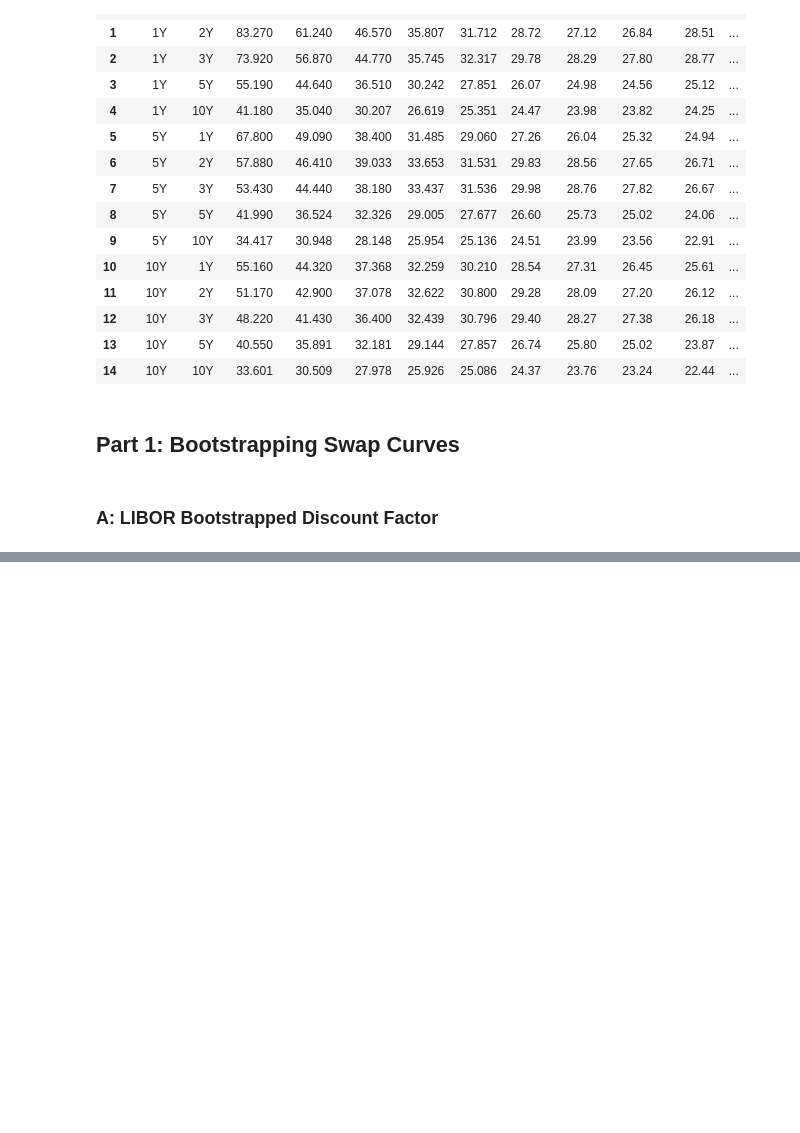
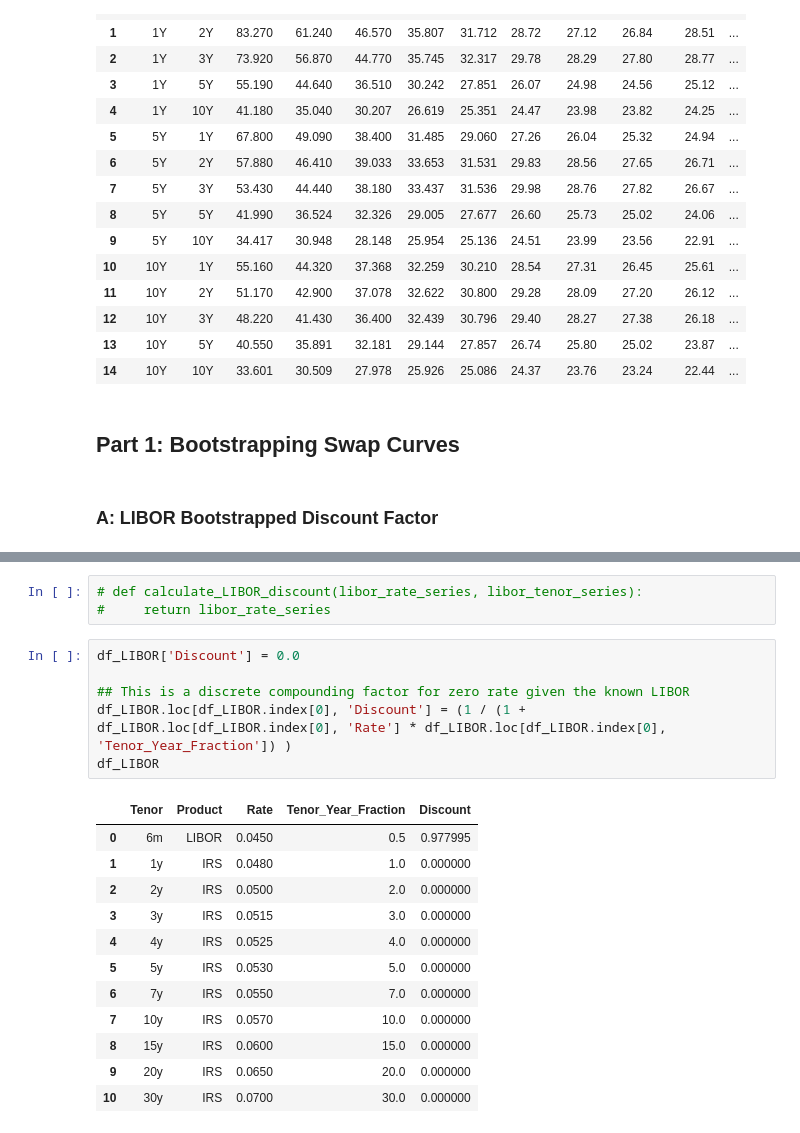
Before and after one commit to Gregtwl/QF605_Assignment, a Jupyter notebook: Answer_Deck.ipynb, the cells around one changed output, grey strips where cells are left out. Saved outputs shown, nothing was run; the diff lists cells and outputs as text; blank space fills up the shorter version.

```diff
--- a/Answer_Deck.ipynb
+++ b/Answer_Deck.ipynb
@@ -152,0 +177,22 @@ df_swaption
+# %%
+# def calculate_LIBOR_discount(libor_rate_series, libor_tenor_series):
+#     return libor_rate_series
+# %%
+df_LIBOR['Discount'] = 0.0
+
+## This is a discrete compounding factor for zero rate given the known LIBOR
+df_LIBOR.loc[df_LIBOR.index[0], 'Discount'] = (1 / (1 + df_LIBOR.loc[df_LIBOR.index[0], 'Rate'] * df_LIBOR.loc[df_LIBOR.index[0], 'Tenor_Year_Fraction']) )
+df_LIBOR
+# %% [output]
+|  | Tenor | Product | Rate | Tenor_Year_Fraction | Discount |
+| 0 | 6m | LIBOR | 0.0450 | 0.5 | 0.977995 |
+| 1 | 1y | IRS | 0.0480 | 1.0 | 0.000000 |
+| 2 | 2y | IRS | 0.0500 | 2.0 | 0.000000 |
+| 3 | 3y | IRS | 0.0515 | 3.0 | 0.000000 |
+| 4 | 4y | IRS | 0.0525 | 4.0 | 0.000000 |
+| 5 | 5y | IRS | 0.0530 | 5.0 | 0.000000 |
+| 6 | 7y | IRS | 0.0550 | 7.0 | 0.000000 |
+| 7 | 10y | IRS | 0.0570 | 10.0 | 0.000000 |
+| 8 | 15y | IRS | 0.0600 | 15.0 | 0.000000 |
+| 9 | 20y | IRS | 0.0650 | 20.0 | 0.000000 |
+| 10 | 30y | IRS | 0.0700 | 30.0 | 0.000000 |
```
Also changed, not shown: parts of 2 cells of this notebook.
